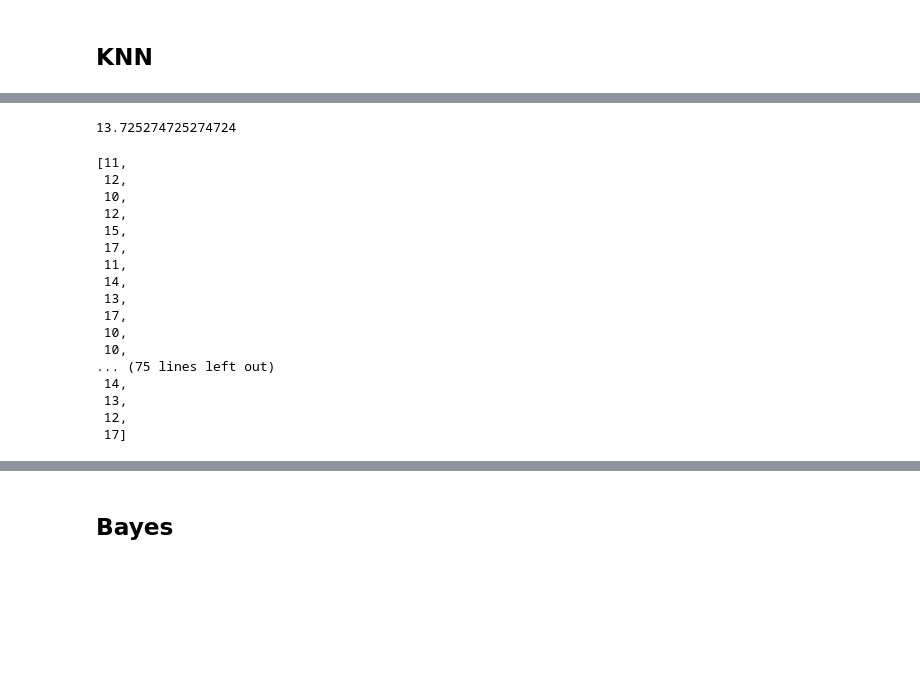
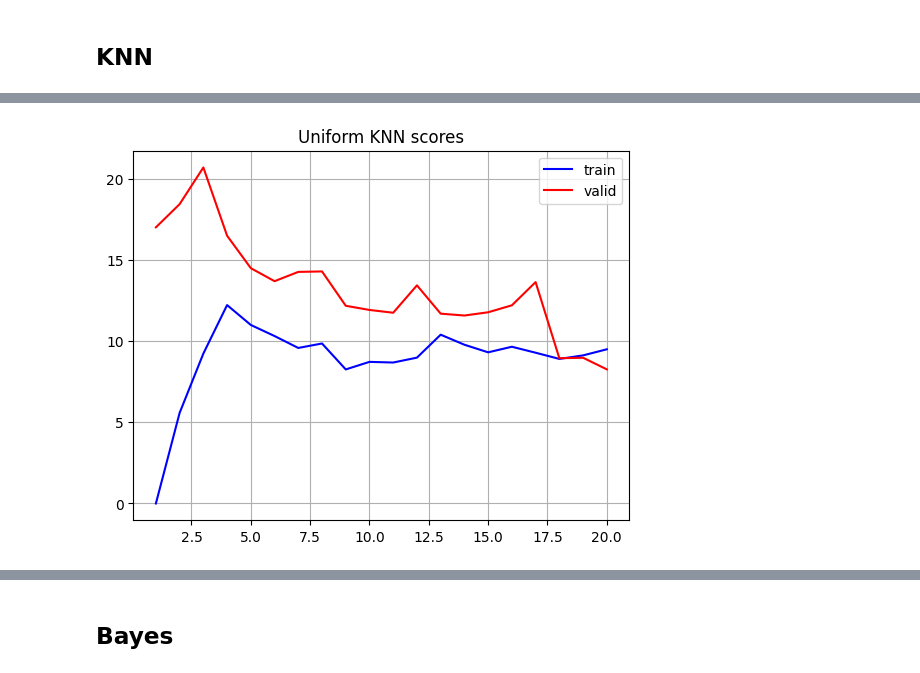
Before and after one commit to OfLoopa/ml_mipt_dafe, a Jupyter notebook: homeworks/hw_1_updated/hw_1_EDA.ipynb, the cells around one changed output, grey strips where cells are left out. Drawn from its saved outputs; the diff is of its cells as text; code cells hidden in the pictures; blank space fills up the shorter version.

```diff
--- a/homeworks/hw_1_updated/hw_1_EDA.ipynb
+++ b/homeworks/hw_1_updated/hw_1_EDA.ipynb
@@ -1245,9 +1327,3 @@ from sklearn.naive_bayes import GaussianNB
 from sklearn.linear_model import LinearRegression
 from sklearn.svm import SVC
 from sklearn.metrics import accuracy_score, mean_squared_error
-# %%
-X_train = pd.read_csv('train_features_with_answers.csv')
-# cat_cols = ['school', 'famsize', 'Pstatus', 'schoolsup', 'famsup', 'paid', 'activities', 'nursery', 'higher', 'internet', 'romantic', 'sex', 'address', 'Medu', 'Fedu', 'Mjob', 'Fjob', 'reason', 'guardian', 'traveltime', 'studytime', 'failures', 'famrel', 'freetime', 'goout', 'Dalc', 'Walc', 'health']
-cat_cols = ['school', 'famsize', 'Pstatus', 'schoolsup', 'famsup', 'paid', 'activities', 'nursery', 'higher', 'internet', 'romantic', 'sex', 'address', 'Mjob', 'Fjob', 'reason', 'guardian', 'Dalc', 'Walc']
-for column_name in list(X_train.columns):
-    print(f"Column '{column_name}':\n\tUnique values: {list(X_train[column_name].unique())}\tCount: {len(X_train[column_name].unique())}")
@@ -1336,0 +1358,5 @@ group_folds = GroupShuffleSplit(n_splits=2)
+# %%
+X_training, X_validate, y_training, y_validate = train_test_split(X_train.drop(columns = ['G3']), X_train['G3'], test_size=0.075, random_state=42)
+
+# for i, (train_index, test_index) in enumerate(cat_folds.split(X_training, y_training)):
+list(y_validate)
@@ -1337,7 +1381,2 @@ group_folds = GroupShuffleSplit(n_splits=2)
 # %% [markdown]
 ## KNN
-# %%
-X_training, X_validate, y_training, y_validate = train_test_split(X_train.drop(columns = ['G3']), X_train['G3'], test_size=0.2, random_state=42)
-
-# for i, (train_index, test_index) in enumerate(cat_folds.split(X_training, y_training)):
-list(y_validate)
@@ -1369,13 +1407,23 @@ mean_squared_error(KNN.predict(X_validate), y_validate)
 # best_KnnAddress = None
 # best_score = 0
 
+uniform_scores = [[], []]
+distance_scores = [[], []]
+
 for weight in ["uniform", 'distance']:
     for i in range(20):
-        KNN = KNeighborsClassifier(n_neighbors=5)
+        KNN = KNeighborsClassifier(n_neighbors=i+1, weights=weight, metric="l2")
         KNN.fit(X_training, y_training)
-        score = mean_squared_error(KNN.predict(X_validate), y_validate)
+        train_score = mean_squared_error(KNN.predict(X_training), y_training)
+        valid_score = mean_squared_error(KNN.predict(X_validate), y_validate)
+        if weight == "uniform":
+            uniform_scores[0].append(train_score)
+            uniform_scores[1].append(valid_score)
+        else:
+            distance_scores[0].append(train_score)
+            distance_scores[1].append(valid_score)
         # if score > best_score:
         #     best_KnnAddress = KnnAddress
         #     best_score = score
-        print(f"weight '{weight}', k={i}, score: {score}")
+        print(f"weight '{weight}', k={i}, train score: {train_score}, valid score: {valid_score}")
 # %% [output]
@@ -1399,27 +1447,9 @@ weight 'distance', k=19, score: 15.12087912087912
-# %%
-from sklearn.ensemble import GradientBoostingClassifier
-gb = GradientBoostingClassifier(n_estimators = 400, max_depth = 3, random_state=42)
-gb.fit(X_training, y_training)
-mean_squared_error(gb.predict(X_validate), y_validate)
-# %% [output]
-13.725274725274724
-# %%
-list(KNN.predict(X_validate))
-# %% [output]
-[11,
- 12,
- 10,
- 12,
- 15,
- 17,
- 11,
- 14,
- 13,
- 17,
- 10,
- 10,
-... (75 lines left out)
- 14,
- 13,
- 12,
- 17]
+# %%
+plt.plot([i + 1 for i in range(20)], uniform_scores[0], color='blue', label="train")
+plt.plot([i + 1 for i in range(20)], uniform_scores[1], color='red', label="valid")
+plt.grid()
+plt.legend()
+plt.title("Uniform KNN scores")
+plt.show()
+# %% [output]
+[figure, added]
```
Also changed, not shown: parts of 95 cells of this notebook, 5 other files.
